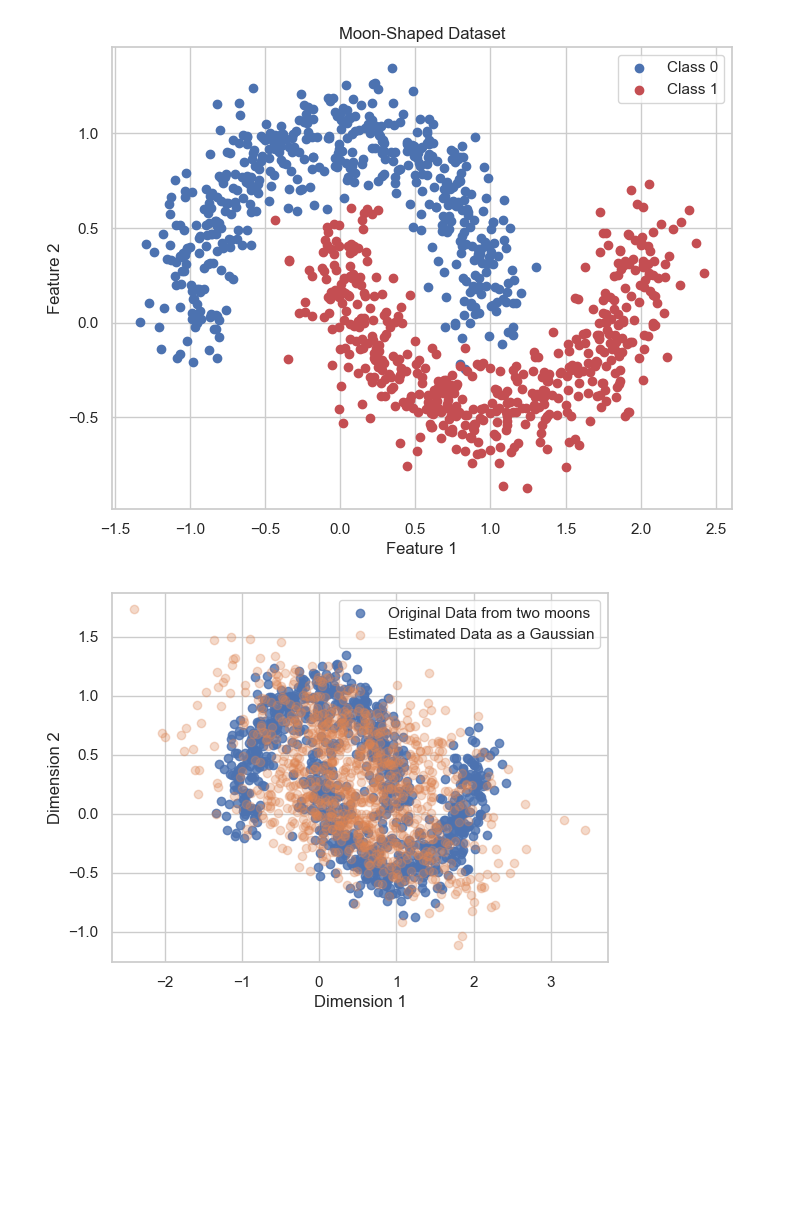
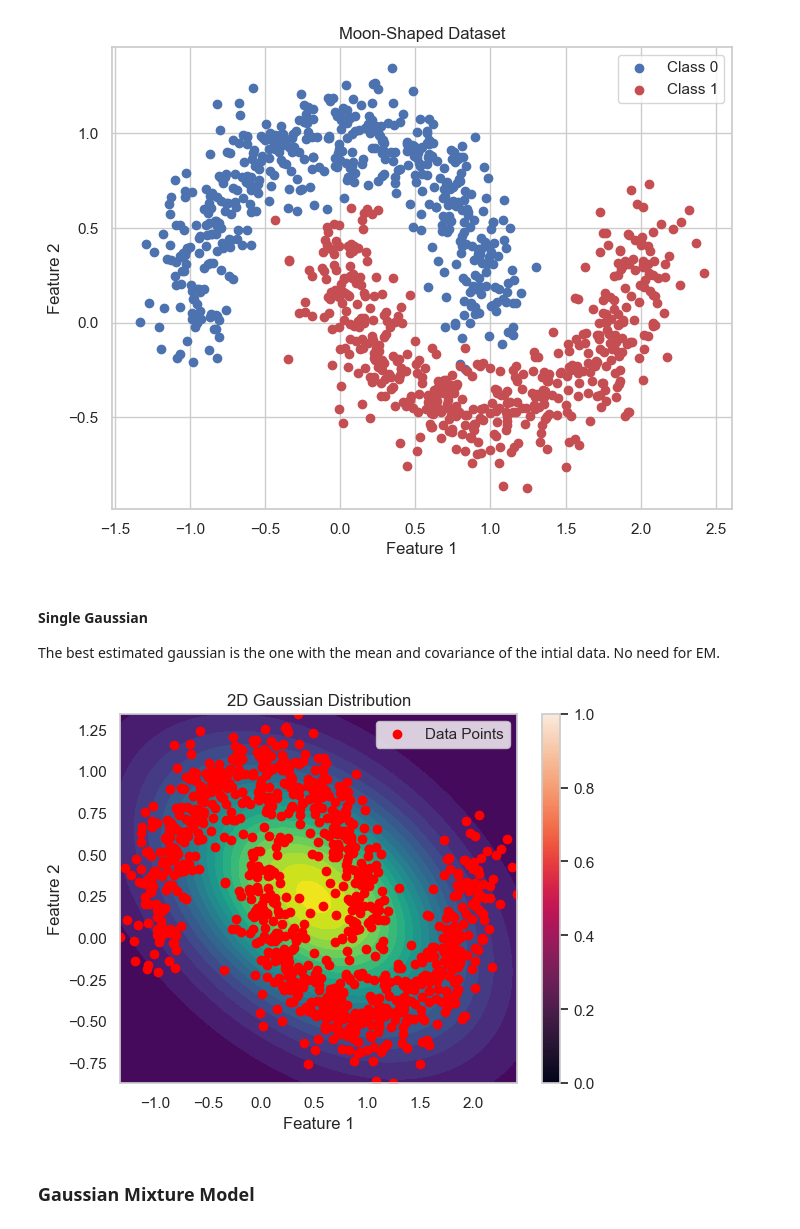
Before and after one commit to PrioteasaAndrei/GAN-Assigment-1, a Jupyter notebook: src/part1/gaussian.ipynb, the cells around one changed output. Cells and saved outputs as stored; diff of their text form; code cells hidden in the pictures; blank space fills up the shorter version.

Commit message:
working gaussian and GMM

```diff
--- a/src/part1/gaussian.ipynb
+++ b/src/part1/gaussian.ipynb
@@ -13,4 +15,39 @@ X, y = utils.make_moons(n_samples=1000, noise=0.15, random_state=42)
 utils.plot_moons(X, y)
 # %% [output]
 [figure]
+# %% [markdown]
+#### Single Gaussian
+
+The best estimated gaussian is the one with the mean and covariance of the intial data. No need for EM.
+# %%
+mean_x = np.mean(X[:, 0])
+mean_y = np.mean(X[:, 1])
+cov_matrix = np.cov(X, rowvar=False)  # rowvar=False ensures data columns represent dimensions
+
+gaussian = multivariate_normal(mean=[mean_x, mean_y], cov=cov_matrix)
+# Generate a grid of points for the contour plot
+x, y = np.meshgrid(np.linspace(X[:, 0].min(), X[:, 0].max(), 100),
+                   np.linspace(X[:, 1].min(), X[:, 1].max(), 100))
+grid = np.dstack((x, y))
+
+# Evaluate the Gaussian PDF at each point in the grid
+pdf_values = gaussian.pdf(grid)
+
+# Create a contour plot
+plt.contourf(x, y, pdf_values, levels=20, cmap='viridis')
+plt.scatter(X[:, 0], X[:, 1], color='red', marker='o', label='Data Points')
+
+# Set labels and a legend
+plt.xlabel('Feature 1')
+plt.ylabel('Feature 2')
+plt.title('2D Gaussian Distribution')
+plt.legend()
+
+# Show the plot
+plt.colorbar()
+plt.show()
+# %% [output]
+[figure, added]
+# %% [markdown]
+### Gaussian Mixture Model
 # %%
@@ -51,10 +54,0 @@ for k in range(n_components):
-# %%
-# Plot the original data and estimated data
-plt.scatter(data[:, 0], data[:, 1], label="Original Data from two moons", alpha=0.8)
-plt.scatter(estimated_data[:, 0], estimated_data[:, 1], label="Estimated Data as a Gaussian", alpha=0.3)
-plt.xlabel("Dimension 1")
-plt.ylabel("Dimension 2")
-plt.legend()
-plt.show()
-# %% [output]
-[figure, removed]
```
Also changed, not shown: parts of 12 cells of this notebook, 1 other file.
